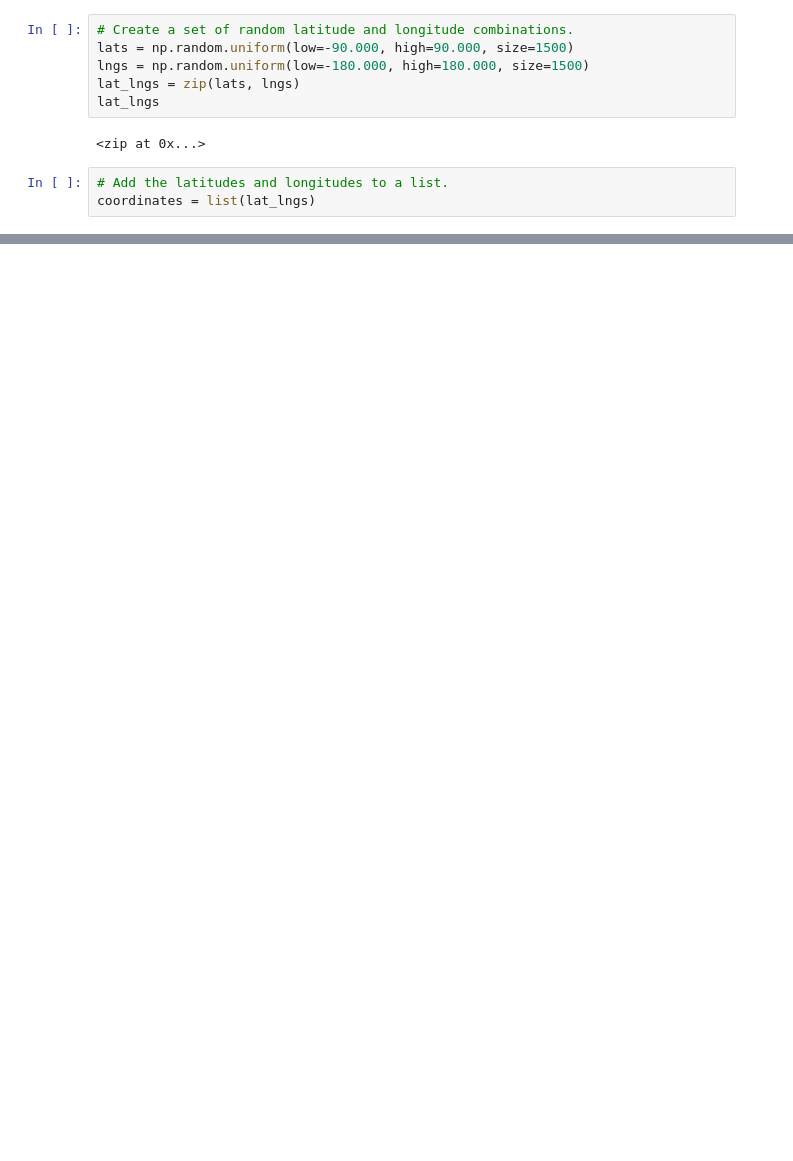
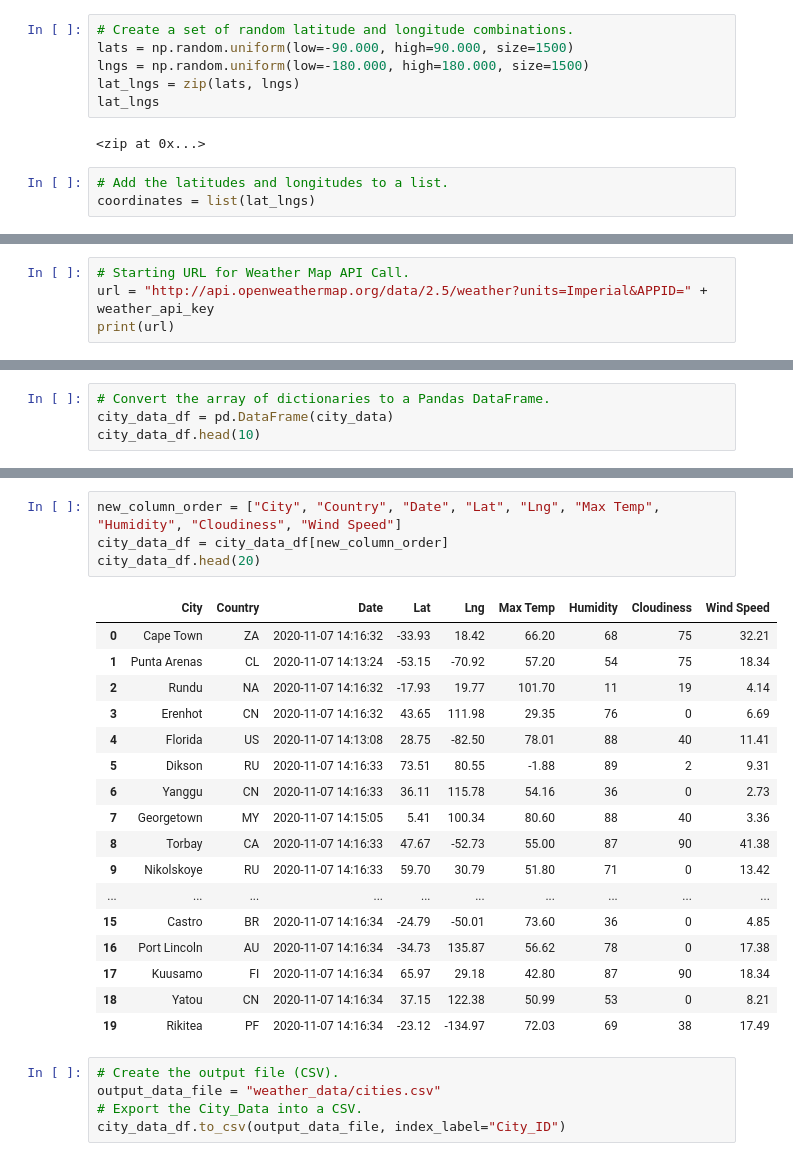
Before and after one commit to zoomdmartin02/World_Weather_Analysis, a Jupyter notebook: WeatherPy.ipynb, the cells around one changed output, grey strips where cells are left out. Drawn from its saved outputs; the diff is of its cells as text; blank space fills up the shorter version.

```diff
--- a/WeatherPy.ipynb
+++ b/WeatherPy.ipynb
@@ -33,0 +43,4 @@ len(cities)
+# %%
+# Starting URL for Weather Map API Call.
+url = "http://api.openweathermap.org/data/2.5/weather?units=Imperial&APPID=" + weather_api_key
+print(url)
@@ -33,0 +133,4 @@ len(cities)
+# %%
+# Convert the array of dictionaries to a Pandas DataFrame.
+city_data_df = pd.DataFrame(city_data)
+city_data_df.head(10)
@@ -33,0 +149,27 @@ len(cities)
+# %%
+new_column_order = ["City", "Country", "Date", "Lat", "Lng", "Max Temp", "Humidity", "Cloudiness", "Wind Speed"]
+city_data_df = city_data_df[new_column_order]
+city_data_df.head(20)
+# %% [output]
+|  | City | Country | Date | Lat | Lng | Max Temp | Humidity | Cloudiness | Wind Speed |
+| 0 | Cape Town | ZA | 2020-11-07 14:16:32 | -33.93 | 18.42 | 66.20 | 68 | 75 | 32.21 |
+| 1 | Punta Arenas | CL | 2020-11-07 14:13:24 | -53.15 | -70.92 | 57.20 | 54 | 75 | 18.34 |
+| 2 | Rundu | NA | 2020-11-07 14:16:32 | -17.93 | 19.77 | 101.70 | 11 | 19 | 4.14 |
+| 3 | Erenhot | CN | 2020-11-07 14:16:32 | 43.65 | 111.98 | 29.35 | 76 | 0 | 6.69 |
+| 4 | Florida | US | 2020-11-07 14:13:08 | 28.75 | -82.50 | 78.01 | 88 | 40 | 11.41 |
+| 5 | Dikson | RU | 2020-11-07 14:16:33 | 73.51 | 80.55 | -1.88 | 89 | 2 | 9.31 |
+| 6 | Yanggu | CN | 2020-11-07 14:16:33 | 36.11 | 115.78 | 54.16 | 36 | 0 | 2.73 |
+| 7 | Georgetown | MY | 2020-11-07 14:15:05 | 5.41 | 100.34 | 80.60 | 88 | 40 | 3.36 |
+| 8 | Torbay | CA | 2020-11-07 14:16:33 | 47.67 | -52.73 | 55.00 | 87 | 90 | 41.38 |
+| 9 | Nikolskoye | RU | 2020-11-07 14:16:33 | 59.70 | 30.79 | 51.80 | 71 | 0 | 13.42 |
+| ... | ... | ... | ... | ... | ... | ... | ... | ... | ... |
+| 15 | Castro | BR | 2020-11-07 14:16:34 | -24.79 | -50.01 | 73.60 | 36 | 0 | 4.85 |
+| 16 | Port Lincoln | AU | 2020-11-07 14:16:34 | -34.73 | 135.87 | 56.62 | 78 | 0 | 17.38 |
+| 17 | Kuusamo | FI | 2020-11-07 14:16:34 | 65.97 | 29.18 | 42.80 | 87 | 90 | 18.34 |
+| 18 | Yatou | CN | 2020-11-07 14:16:34 | 37.15 | 122.38 | 50.99 | 53 | 0 | 8.21 |
+| 19 | Rikitea | PF | 2020-11-07 14:16:34 | -23.12 | -134.97 | 72.03 | 69 | 38 | 17.49 |
+# %%
+# Create the output file (CSV).
+output_data_file = "weather_data/cities.csv"
+# Export the City_Data into a CSV.
+city_data_df.to_csv(output_data_file, index_label="City_ID")
```
Also changed, not shown: parts of 6 cells of this notebook, 3 other files.
